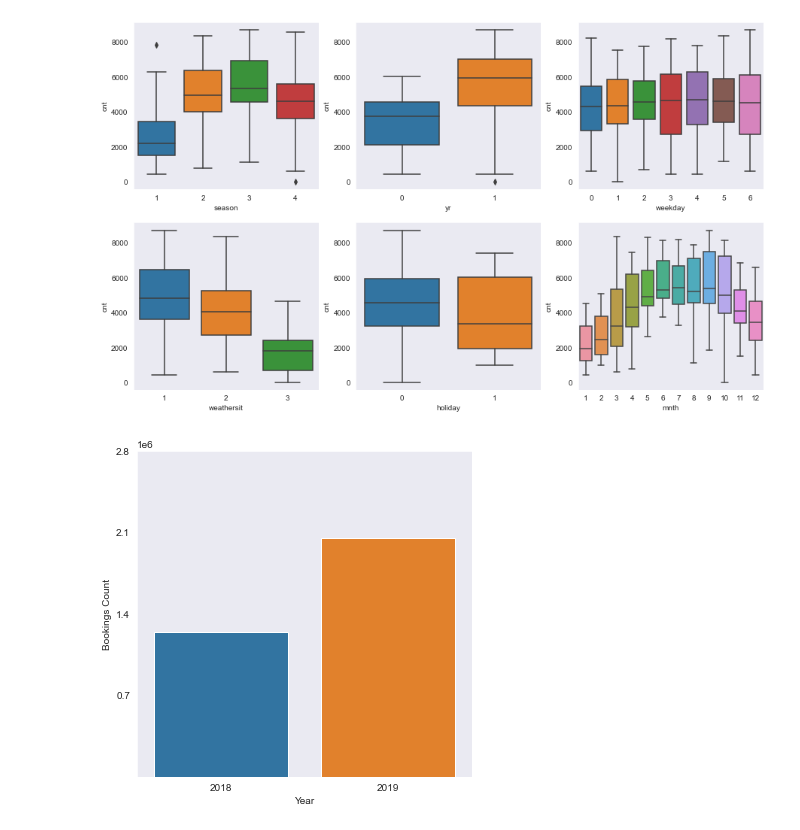
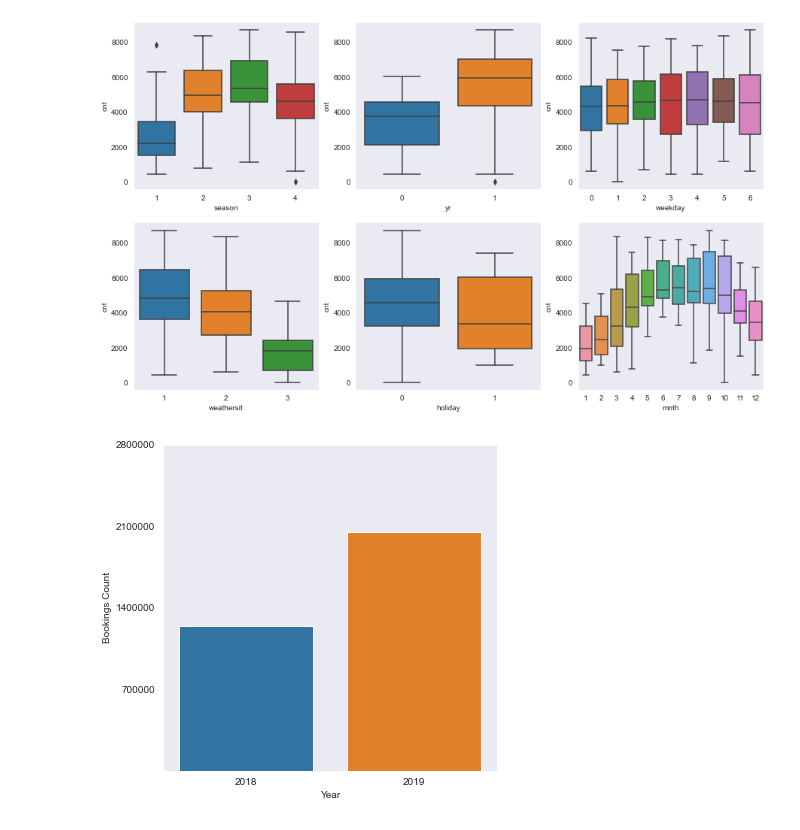
Before and after one commit to SaffronShades/bike-sharing-linear-regresion, a Jupyter notebook: Bike-Sharing-Linear-Regression-Balakumar.ipynb, the cells around one changed output. Saved outputs shown, nothing was run; the diff lists cells and outputs as text; code cells hidden in the pictures.

```diff
--- a/Bike-Sharing-Linear-Regression-Balakumar.ipynb
+++ b/Bike-Sharing-Linear-Regression-Balakumar.ipynb
@@ -126,13 +146,14 @@ plt.show()
 # %%
 #Total Number of bookings in 2018 and 2019
 plt.figure(figsize=(6,6))
 g = sns.barplot(x='yr', y='cnt', data=bike_df, estimator=sum, ci=None)
 ticks = [700000, 1400000, 2100000, 2800000]
 g.set_yticks(ticks)
 g.set_xticklabels(['2018', '2019'])
 g.set(xlabel="Year", ylabel="Bookings Count")
+plt.ticklabel_format(style='plain', axis='y')
 plt.show()
 # %% [output]
-[figure, old version]
+[figure, new version]
 # %%
 #holiday with registered and casual registrations
```
Also changed, not shown: parts of 5 cells of this notebook.
